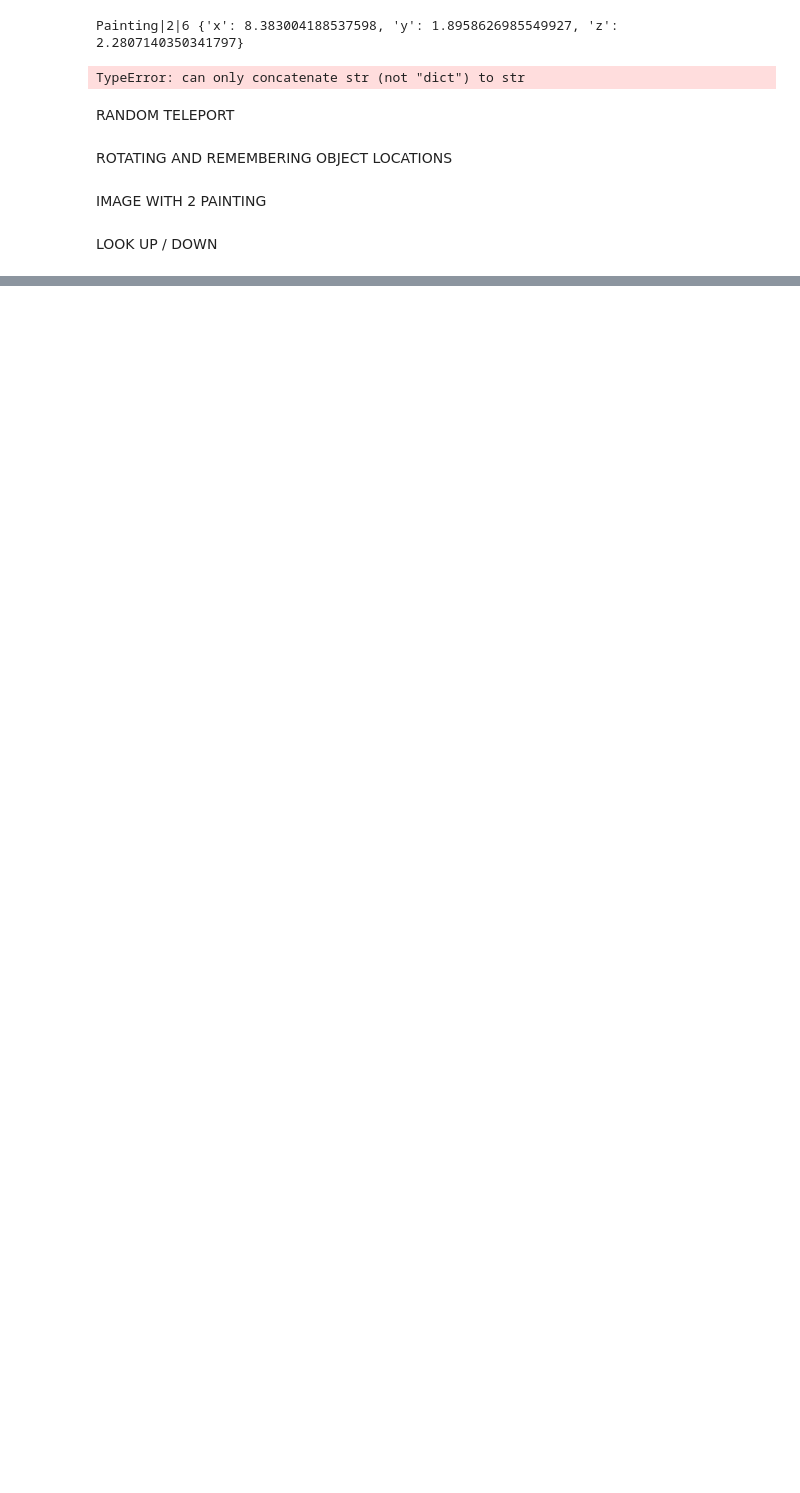
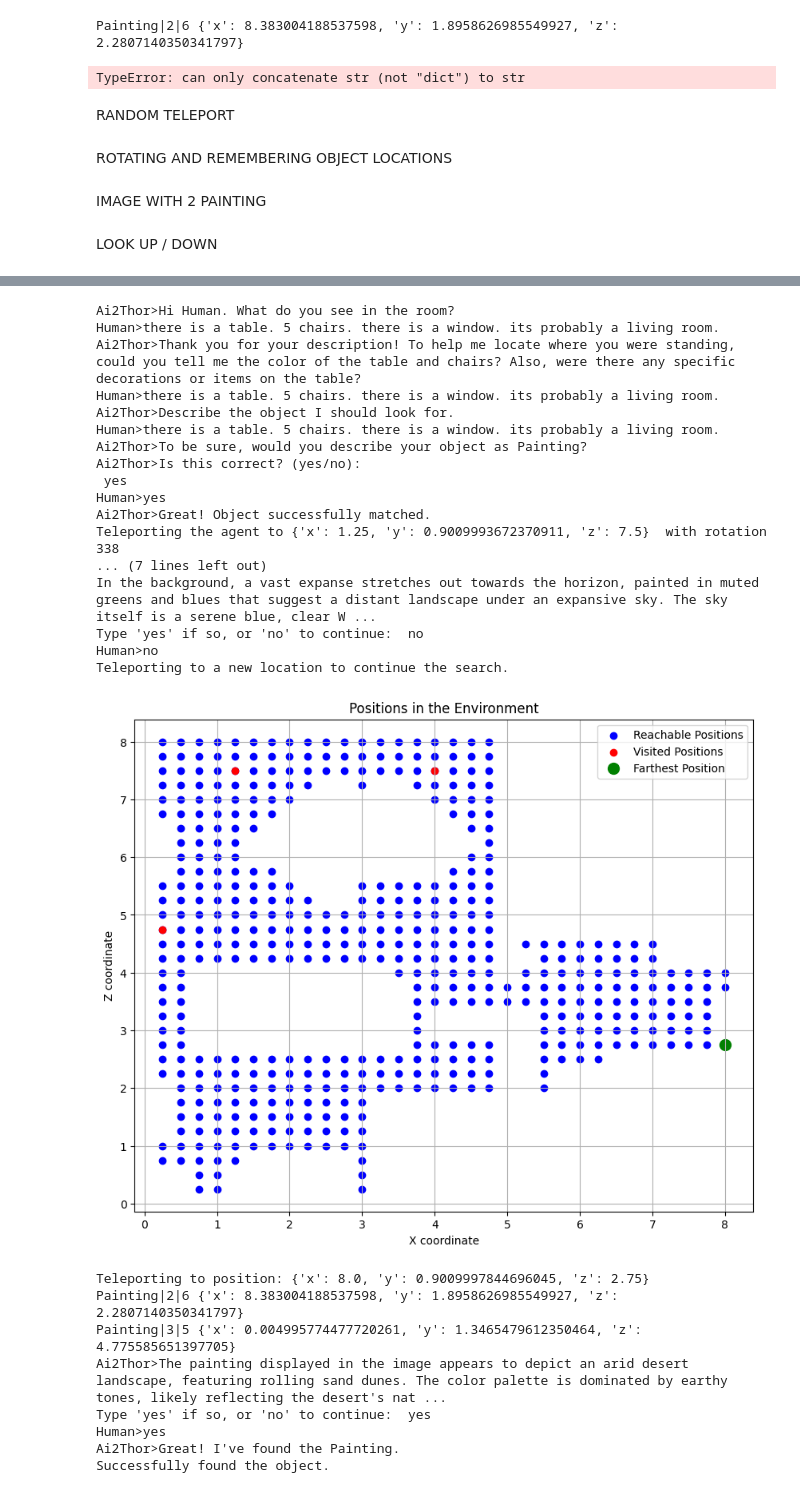
Before and after one commit to matercomus/ma-communicative-robots-G1, a Jupyter notebook: our_stuff/PROTOTYPE.ipynb, the cells around one changed output, grey strips where cells are left out. Cells and saved outputs as stored; diff of their text form; code cells hidden in the pictures; blank space fills up the shorter version.

Commit message:
main loop works local

```diff
--- a/our_stuff/PROTOTYPE.ipynb
+++ b/our_stuff/PROTOTYPE.ipynb
@@ -1023,0 +1032,12 @@ LOOK UP / DOWN
+# %%
+def init_chat_client(emissor_path = "./emissor",AGENT = "Ai2Thor",HUMAN = "Human"):
+    # adding to the system path
+    import sys
+    sys.path.insert(0, os.path.abspath("../emissor_chat"))
+    from leolani_client import Action, LeolaniChatClient
+    leolaniClient = LeolaniChatClient(emissor_path=emissor_path, agent=AGENT, human=HUMAN)
+    return AGENT, HUMAN, leolaniClient
+# %%
+def add_utterance(WHO, utterance,leolaniClient):
+    print(WHO + ">" + utterance)
+    leolaniClient._add_utterance(WHO, utterance)
@@ -1023,0 +1088,2 @@ LOOK UP / DOWN
+# %%
+api_key = setup("local")
@@ -1024,15 +1232,15 @@ LOOK UP / DOWN
 # %%
 def main():
     print("Setting up...")
-    setup(env="local")
-    load_dataset()
+    # setup(env="local")
+    house = load_dataset()
     # get_top_down_frame()
     controller = Controller(scene=house, visibilityDistance=10, width=750, height=750)
     event = controller.step(action="GetReachablePositions")
     reachable_positions = event.metadata["actionReturn"]
-    init_chat_client()
+    AGENT, HUMAN, leolaniClient = init_chat_client()
 
-    add_utterance(AGENT,f"Hi {HUMAN}. What do you see in the room?")
+    add_utterance(AGENT,f"Hi {HUMAN}. What do you see in the room?",leolaniClient)
 
     # grab img of an item to look for
     # example: look for a tv in a room
@@ -1044,7 +1252,7 @@ def main():
     "there is a table. 5 chairs. there is a window. its probably a living room."
     )
     #Still need to use the room description.
-    add_utternace(HUMAN,human_room_description)
+    add_utterance(HUMAN,human_room_description,leolaniClient)
 
     # claryfying questions
     claryfying_questions_response = analyze_prompt(
@@ -1053,16 +1261,16 @@ def main():
         prompt=f"Imagine you are a robot who needs to be on a exact location as the point of view that the human has. After a while, the human can no longer see this image. The human will most likely describe a room from memory. The human will most likely describe a few objects and maybe some other attributes, like colours of objects. Your task is to ask claryfing questions about the room and objects so that you (the robot) has the highest chance of finding where the human was standing. Remember, ask the questions as if you were directly talking to the human. Try not to ask for too much details and dont ask for too much; remember, the human has to describe the image from memory, so only ask what you deem most important. \n Human description: {human_room_description}",
     )
     utterance = claryfying_questions_response[0]["choices"][0]["message"]["content"]
-    add_utterance(AGENT, utterance)
+    add_utterance(AGENT, utterance,leolaniClient)
 
     human_room_description_clarified = "The table is blue, chairs are all black. The window is on the left wall in the same corner as th balcony doors."
-    add_utterance(HUMAN, human_room_description)
+    add_utterance(HUMAN, human_room_description,leolaniClient)
 
     utterance = "Describe the object I should look for."
-    add_utterance(AGENT, utterance)
+    add_utterance(AGENT, utterance,leolaniClient)
 
     human_obj_description = "It's a dark painting with trees a moon. some clouds, a river."
-    add_utterance(HUMAN, human_room_description)
+    add_utterance(HUMAN, human_room_description,leolaniClient)
 
     # this is where the interactive object match comes :
     # based on "dark painting with trees ...", did you mean "Painting"?
@@ -1077,7 +1285,7 @@ def main():
         leolaniClient=leolaniClient,
     )
 
-    random_teleport()
+    visited_positions = random_teleport(controller)
 
     found = find_object_and_confirm(
     controller=controller,
@@ -1094,3 +1302,6 @@ def main():
         print("Successfully found the object.")
     else:
         print("Object not found after searching all locations.")
+# %%
+main()
+# %% [output]
@@ -1096,0 +1313,26 @@ def main():
+Ai2Thor>Hi Human. What do you see in the room?
+Human>there is a table. 5 chairs. there is a window. its probably a living room.
+Ai2Thor>Thank you for your description! To help me locate where you were standing, could you tell me the color of the table and chairs? Also, were there any specific decorations or items on the table?
+Human>there is a table. 5 chairs. there is a window. its probably a living room.
+Ai2Thor>Describe the object I should look for.
+Human>there is a table. 5 chairs. there is a window. its probably a living room.
+Ai2Thor>To be sure, would you describe your object as Painting?
+Ai2Thor>Is this correct? (yes/no):
+ yes
+Human>yes
+Ai2Thor>Great! Object successfully matched.
+Teleporting the agent to {'x': 1.25, 'y': 0.9009993672370911, 'z': 7.5}  with rotation 338
+... (7 lines left out)
+In the background, a vast expanse stretches out towards the horizon, painted in muted greens and blues that suggest a distant landscape under an expansive sky. The sky itself is a serene blue, clear W ...
+Type 'yes' if so, or 'no' to continue:  no
+Human>no
+Teleporting to a new location to continue the search.
+[figure, added]
+Teleporting to position: {'x': 8.0, 'y': 0.9009997844696045, 'z': 2.75}
+Painting|2|6 {'x': 8.383004188537598, 'y': 1.8958626985549927, 'z': 2.2807140350341797}
+Painting|3|5 {'x': 0.004995774477720261, 'y': 1.3465479612350464, 'z': 4.775585651397705}
+Ai2Thor>The painting displayed in the image appears to depict an arid desert landscape, featuring rolling sand dunes. The color palette is dominated by earthy tones, likely reflecting the desert's nat ...
+Type 'yes' if so, or 'no' to continue:  yes
+Human>yes
+Ai2Thor>Great! I've found the Painting.
+Successfully found the object.
```
Also changed, not shown: parts of 13 cells of this notebook, 1 other file.
